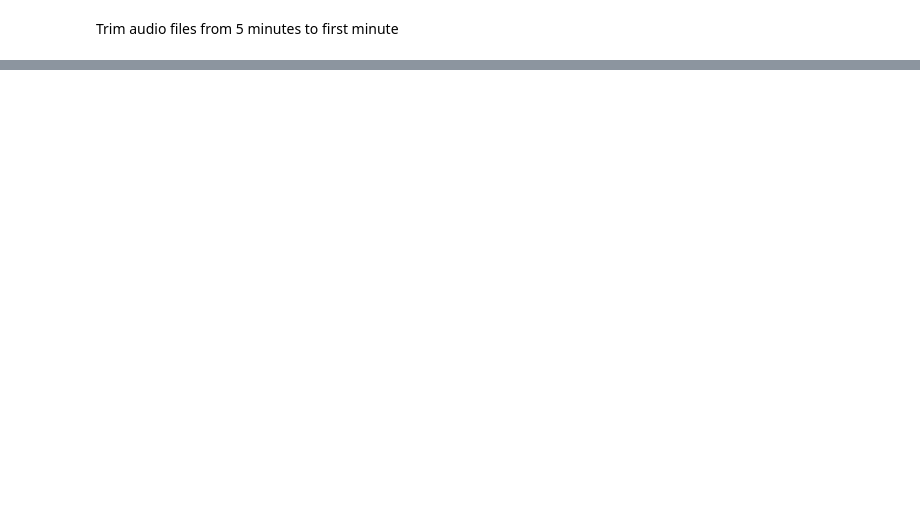
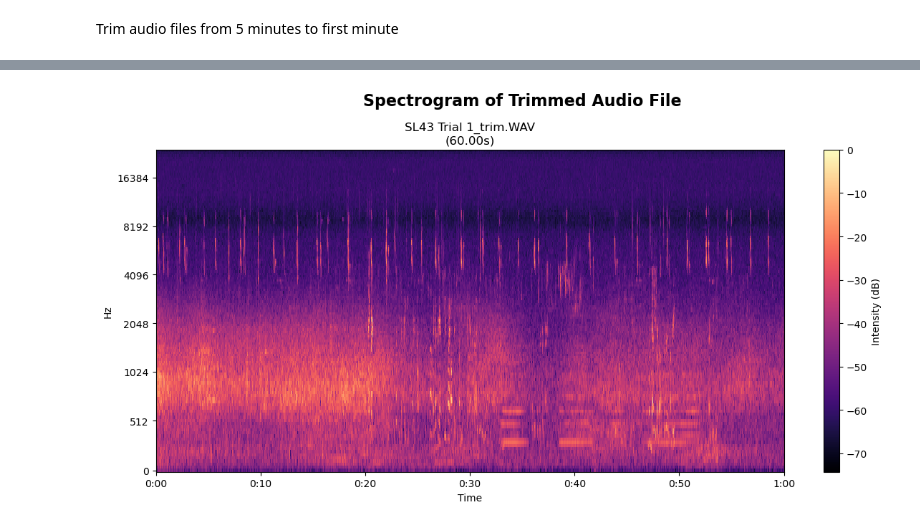
Before and after one commit to birdsocks/blackbird_calls, a Jupyter notebook: Dataset_processing/Datasets/Audiofile_trimming.ipynb, the cells around one changed output, grey strips where cells are left out. Drawn from its saved outputs; the diff is of its cells as text; code cells hidden in the pictures; blank space fills up the shorter version.

Commit message:
Audio is trimmed, can visualize spectrograms but bounding box visualization needs work

```diff
--- a/Dataset_processing/Datasets/Audiofile_trimming.ipynb
+++ b/Dataset_processing/Datasets/Audiofile_trimming.ipynb
@@ -79,0 +98,84 @@ print(f"\nProcessing complete! Trimmed files saved to: {dest_dir}")
+# %%
+# === VISUALIZE SPECTROGRAMS FROM TRIMMED AUDIO ===
+# This code will load a few audio files and display their spectrograms
+# A spectrogram is a visual representation of sound over time
+# It shows frequency (how high/low the sound is) on the y-axis and time on the x-axis
+
+import librosa
+import librosa.display
+import matplotlib.pyplot as plt
+import numpy as np
+
+# === SET UP ===
+# Tell Python where our trimmed audio files are
+trimmed_audio_dir = "/mnt/class_data/Shelby/One_Minute_Audio"
+
+# Get a list of audio files to visualize
+# We'll just look at the first file
+audio_files = [f for f in os.listdir(trimmed_audio_dir) if f.endswith('.WAV') or f.endswith('.wav')]
+file_to_visualize = audio_files[0]  # Take only the first file
+
+print(f"Found {len(audio_files)} total files")
+print(f"Visualizing: {file_to_visualize}")
+
+# === CREATE SPECTROGRAM ===
+# Create a single plot to show one spectrogram
+fig, ax = plt.subplots(figsize=(12, 6))
+fig.suptitle('Spectrogram of Trimmed Audio File', fontsize=16, fontweight='bold')
+
+# Process the audio file
+print(f"\nProcessing: {file_to_visualize}")
+
+try:
+    # Create the full path to the audio file
+    audio_path = os.path.join(trimmed_audio_dir, file_to_visualize)
+
+    # Load the audio file
+    # y = the audio data (sound waves as numbers)
+    # sr = sample rate (how many samples per second, usually 44100 or 256000)
+    y, sr = librosa.load(audio_path, sr=None)
+
+    # Calculate how long the audio is in seconds
+    duration = librosa.get_duration(y=y, sr=sr)
+    print(f"  Duration: {duration:.2f} seconds")
+
+    # Create a spectrogram from the audio
+    # A spectrogram breaks the audio into tiny pieces and analyzes each piece
+    # S = spectrogram (magnitude of frequencies over time)
+    # S_db = spectrogram in decibels (a better scale for human hearing)
+    S = librosa.feature.melspectrogram(y=y, sr=sr)
+    S_db = librosa.power_to_db(S, ref=np.max)
+
+    # Display the spectrogram on the plot
+    img = librosa.display.specshow(
+        S_db,
+        sr=sr,
+        ax=ax,
+        x_axis='time',  # Show time on x-axis
+        y_axis='mel'    # Show frequency (mel scale) on y-axis
+    )
+
+    # Add a label and title to the plot
+    ax.set_title(f'{file_to_visualize}\n({duration:.2f}s)', fontsize=12)
+
+    # Add a colorbar to show what the colors mean (intensity of sound)
+    plt.colorbar(img, ax=ax, label='Intensity (dB)')
+
+    print(f"  ✓ Spectrogram created successfully")
+
+except Exception as e:
+    print(f"  ✗ Error creating spectrogram: {str(e)}")
+    ax.text(0.5, 0.5, f'Error: {str(e)}', ha='center', va='center')
+
+# Adjust the layout so nothing overlaps
+plt.tight_layout()
+
+# Display the plot
+plt.show()
+
+print("\n=== Spectrogram visualization complete! ===")
+print("Look at the spectrogram above to see:")
+print("  - Time on the X-axis (should be ~60 seconds)")
+print("  - Frequency on the Y-axis (how high/low the sounds are)")
+print("  - Color intensity (brighter = louder/more energy)")
+# %% [output]
@@ -79,0 +188 @@ print(f"\nProcessing complete! Trimmed files saved to: {dest_dir}")
+[figure, added]
```
Also changed, not shown: parts of 3 cells of this notebook, 1 other file.
